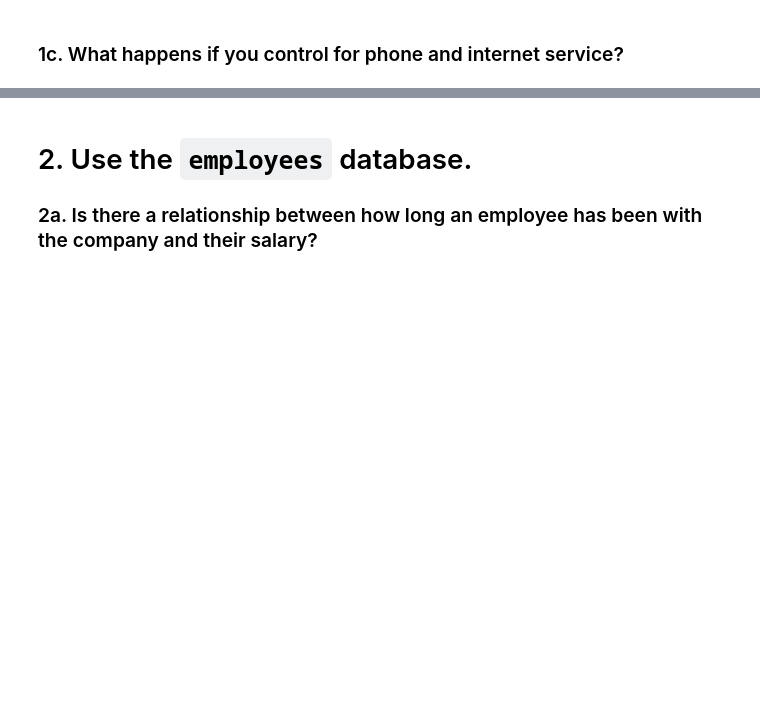
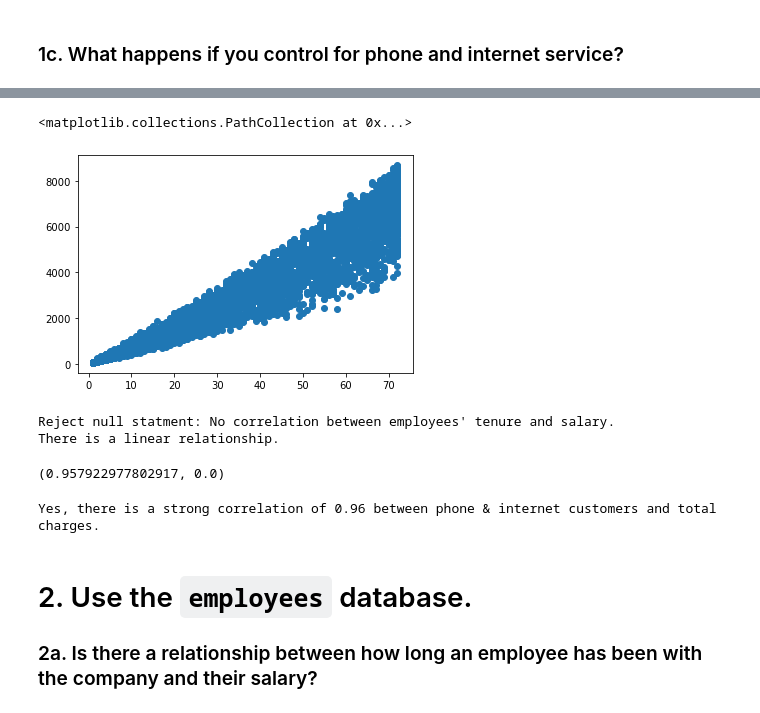
Before and after one commit to o0amandagomez0o/statistics-exercises, a Jupyter notebook: hypothesis_testing.ipynb, the cells around one changed output, grey strips where cells are left out. Cells and saved outputs as stored; diff of their text form; code cells hidden in the pictures; blank space fills up the shorter version.

```diff
--- a/hypothesis_testing.ipynb
+++ b/hypothesis_testing.ipynb
@@ -527,4 +561,5 @@ Yes, there is a positive correlation of 0.83 between tenure and total charges.
 # %% [markdown]
 ### 1c. What happens if you control for phone and internet service?
 # %%
-ph_int = telco[(telco.PhoneService == "Yes") & ()]
+ph_int = telco[(telco.PhoneService == "Yes") & (telco.InternetService != "No")]
+ph_int.head()
@@ -530,0 +574,5 @@ ph_int = telco[(telco.PhoneService == "Yes") & ()]
+# %%
+plt.scatter(ph_int.tenure, ph_int.TotalCharges)
+# %% [output]
+<matplotlib.collections.PathCollection at 0x...>
+[figure, added]
@@ -531,3 +584,19 @@ ph_int = telco[(telco.PhoneService == "Yes") & ()]
+# %%
+corr, p = stats.pearsonr(ph_int.tenure, ph_int.TotalCharges)
+if p < a:
+    print(f"Reject null statment: {null_hypothesis}")
+    print("There is a linear relationship.")
+else:
+    print("Fail to reject the null hypothesis.")
+corr, p
+# %% [output]
+Reject null statment: No correlation between employees' tenure and salary.
+There is a linear relationship.
+(0.957922977802917, 0.0)
+# %%
+print(f"Yes, there is a strong correlation of {round(corr, 2)} between phone & internet customers and total charges.")
+# %% [output]
+Yes, there is a strong correlation of 0.96 between phone & internet customers and total charges.
 # %% [markdown]
 # 2. Use the `employees` database.
 ### 2a. Is there a relationship between how long an employee has been with the company and their salary?
```
Also changed, not shown: parts of 44 cells of this notebook.
